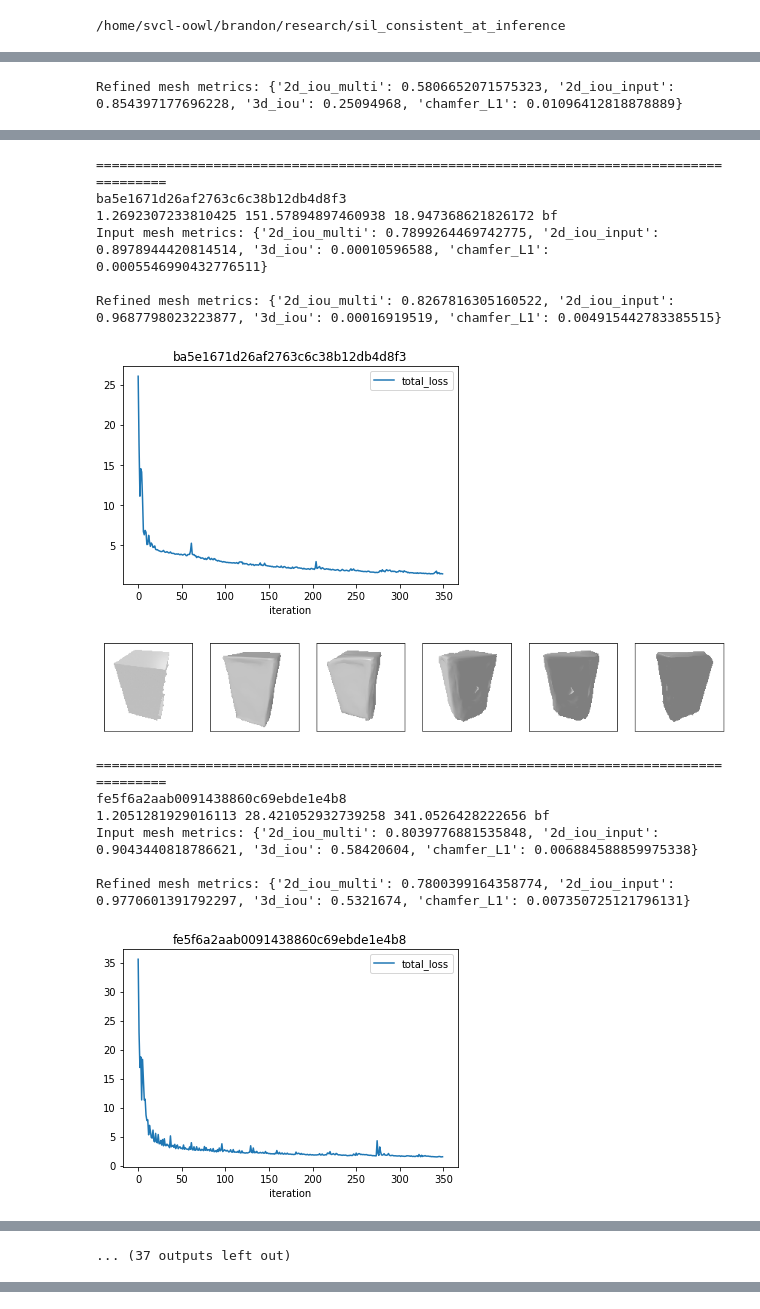
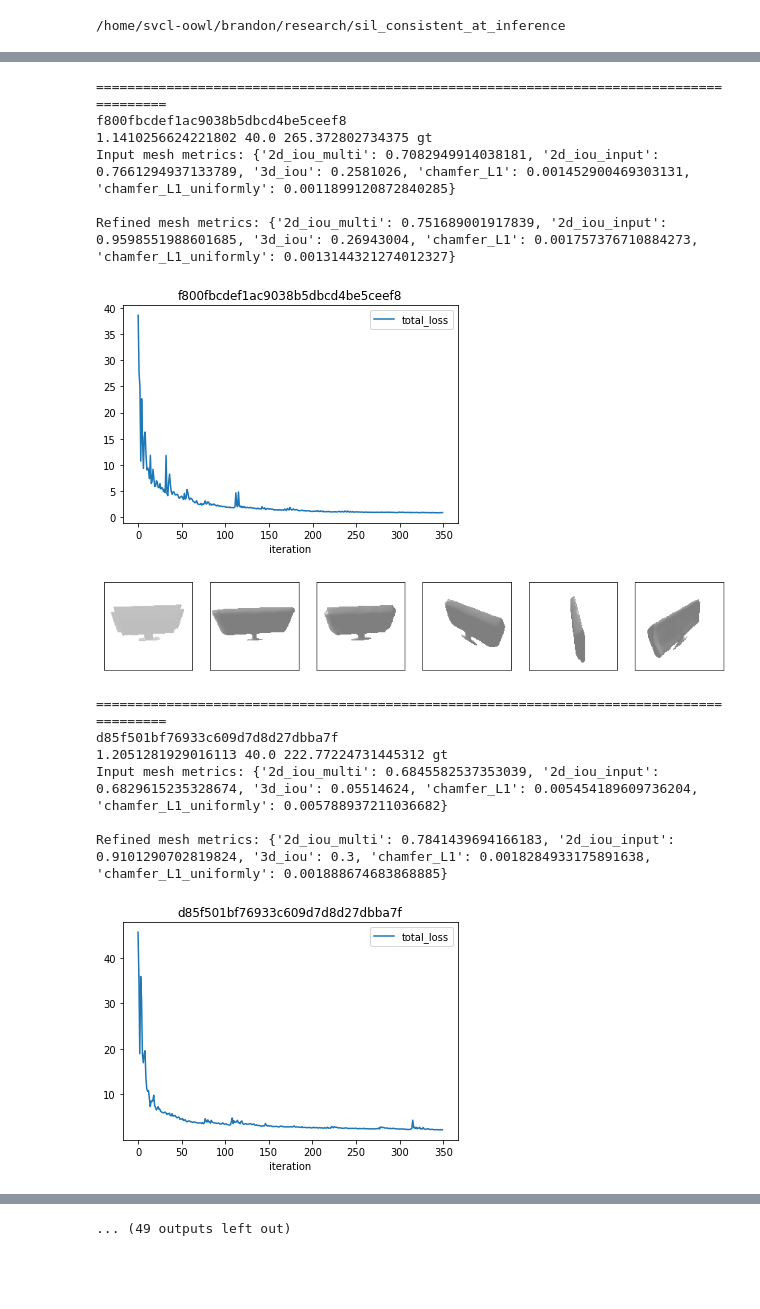
Before and after one commit to b7leung/sil_consistent_at_inference, a Jupyter notebook: notebooks/nn_pose_est_test.ipynb, the cells around one changed output, grey strips where cells are left out. Saved outputs shown, nothing was run; the diff lists cells and outputs as text; code cells hidden in the pictures; blank space fills up the shorter version.

```diff
--- a/notebooks/nn_pose_est_test.ipynb
+++ b/notebooks/nn_pose_est_test.ipynb
@@ -36,8 +50,4 @@ from mesh_refiner import MeshRefiner
 # %%
-class_name = "02933112"
-input_mesh_dir = "/home/svcl-oowl/brandon/research/occupancy_networks/out/pytorch3d_renders/{}/generation/meshes".format(class_name)
-input_img_dir = "data/pytorch3d_shapenet_renders/{}/rgba".format(class_name)
-gt_shapes_list_path = "data/gt_shapes_path_lists/shapenet_{}_gt_shapes.lst".format(class_name)
 cfg_path = "configs/final_refinement_params.yaml"
 
 device = torch.device("cuda:0")
@@ -51,7 +61,8 @@ with open(gt_shapes_list_path, 'r') as f:
 pose_dict = pickle.load(open(os.path.join(input_img_dir, "renders_camera_params.pt"), "rb"))
 instances = [str(path).split('/')[-1].replace(".obj", "") for path in list(Path(input_mesh_dir).rglob("*.obj"))]
 
-instances = instances[10:25]
+#instances = ['2394', '1517', '0191', '1598']
+instances = instances[:20]
 print(instances)
 print(cfg)
 # %% [output]
@@ -62,7 +73,8 @@ num_azims=20
 num_elevs=20
 num_dists=40
 
-pose_settings=["bf"]
+pose_settings=["gt"]
+show_metrics = True
 
 results_df = pd.DataFrame()
 for instance in instances:
@@ -84,6 +96,7 @@ for instance in instances:
     if "gt" in pose_settings:
         gt_elev = pose_dict[instance]["elev"]
         gt_azim = pose_dict[instance]["azim"]
+        #gt_dist = pose_dict[instance]["dist"]
         _, _, gt_dist, _, _ = brute_force_estimate_dist(input_mesh, mask, gt_azim, gt_elev, num_dists, device)
         pose_info_list.append([gt_dist.item(), gt_elev, gt_azim, "gt"])
     if "bf" in pose_settings:
@@ -91,12 +104,18 @@ for instance in instances:
         pose_info_list.append([bf_pred_dist.item(), bf_pred_elev.item(), bf_pred_azim.item(), "bf"])
 
     for (dist, elev, azim, name) in pose_info_list:
+        #if dataset_type == "pix3d":
+        #    azim = azim - 90
+        #dist = float(dist)
+        #elev = float(elev)
+        #azim = float(azim)
         print(dist, elev, azim, name)
-        input_metrics_dict, input_debug_dict = eval_utils.eval_metrics(input_image, input_trimesh, input_mesh, gt_trimesh,
-                                                                       gt_mesh, device, metrics_to_eval=["2d_iou_multi", "2d_iou_input", "3d_iou", "chamfer_L1"],
-                                                                       pred_azim=azim, pred_elev=elev, pred_dist=dist)
-        instance_info = {**instance_info, **{"original_{}_{}".format(name, metric):input_metrics_dict[metric] for metric in input_metrics_dict}}
-        print("Input mesh metrics: {}".format(input_metrics_dict))
+        if show_metrics:
+            input_metrics_dict, input_debug_dict = eval_utils.eval_metrics(input_image, input_trimesh, input_mesh, gt_trimesh,
+                                                                           gt_mesh, device, metrics_to_eval=["2d_iou_multi", "2d_iou_input", "3d_iou", "chamfer_L1", "chamfer_L1_uniformly"],
+                                                                           pred_azim=azim, pred_elev=elev, pred_dist=dist)
+            instance_info = {**instance_info, **{"original_{}_{}".format(name, metric):input_metrics_dict[metric] for metric in input_metrics_dict}}
+            print("Input mesh metrics: {}".format(input_metrics_dict))
 
 
 
@@ -106,11 +125,12 @@ for instance in instances:
         save_obj(refined_mesh_path, refined_mesh.verts_packed(), refined_mesh.faces_packed())
         refined_trimesh = trimesh.load(refined_mesh_path)
         refined_mesh = utils.load_untextured_mesh(refined_mesh_path, device)
-        refined_metrics_dict, refined_debug_dict = eval_utils.eval_metrics(input_image, refined_trimesh, refined_mesh, gt_trimesh, gt_mesh, device,
-                                                                      metrics_to_eval=["2d_iou_multi", "2d_iou_input", "3d_iou", "chamfer_L1"],
-                                                                      pred_azim=azim, pred_elev=elev, pred_dist=dist)
-        print("Refined mesh metrics: {}".format(refined_metrics_dict))
-        instance_info = {**instance_info, **{"refined_{}_{}".format(name, metric):refined_metrics_dict[metric] for metric in refined_metrics_dict}}
+        if show_metrics:
+            refined_metrics_dict, refined_debug_dict = eval_utils.eval_metrics(input_image, refined_trimesh, refined_mesh, gt_trimesh, gt_mesh, device,
+                                                                          metrics_to_eval=["2d_iou_multi", "2d_iou_input", "3d_iou", "chamfer_L1", "chamfer_L1_uniformly"],
+                                                                          pred_azim=azim, pred_elev=elev, pred_dist=dist)
+            print("Refined mesh metrics: {}".format(refined_metrics_dict))
+            instance_info = {**instance_info, **{"refined_{}_{}".format(name, metric):refined_metrics_dict[metric] for metric in refined_metrics_dict}}
 
         loss_info.plot.line(x='iteration', y='total_loss', title="{}".format(instance))
         visualization_tools.show_refinement_results(input_image, input_mesh, refined_mesh, dist, elev, azim, device)
@@ -125 +145,0 @@ Downloading: "https://download.pytorch.org/models/resnet50-19c8e357.pth" to /roo
-Refined mesh metrics: {'2d_iou_multi': 0.5806652071575323, '2d_iou_input': 0.854397177696228, '3d_iou': 0.25094968, 'chamfer_L1': 0.01096412818878889}
@@ -128,15 +148,15 @@ Refined mesh metrics: {'2d_iou_multi': 0.5806652071575323, '2d_iou_input': 0.854
-=========================================================================================
-ba5e1671d26af2763c6c38b12db4d8f3
-1.2692307233810425 151.57894897460938 18.947368621826172 bf
-Input mesh metrics: {'2d_iou_multi': 0.7899264469742775, '2d_iou_input': 0.8978944420814514, '3d_iou': 0.00010596588, 'chamfer_L1': 0.0005546990432776511}
-
-Refined mesh metrics: {'2d_iou_multi': 0.8267816305160522, '2d_iou_input': 0.9687798023223877, '3d_iou': 0.00016919519, 'chamfer_L1': 0.004915442783385515}
+=========================================================================================
+f800fbcdef1ac9038b5dbcd4be5ceef8
+1.1410256624221802 40.0 265.372802734375 gt
+Input mesh metrics: {'2d_iou_multi': 0.7082949914038181, '2d_iou_input': 0.7661294937133789, '3d_iou': 0.2581026, 'chamfer_L1': 0.001452900469303131, 'chamfer_L1_uniformly': 0.0011899120872840285}
+
+Refined mesh metrics: {'2d_iou_multi': 0.751689001917839, '2d_iou_input': 0.9598551988601685, '3d_iou': 0.26943004, 'chamfer_L1': 0.001757376710884273, 'chamfer_L1_uniformly': 0.0013144321274012327}
-[figure, old version]
+[figure, new version]
-[figure, old version]
+[figure, new version]
-=========================================================================================
-fe5f6a2aab0091438860c69ebde1e4b8
-1.2051281929016113 28.421052932739258 341.0526428222656 bf
-Input mesh metrics: {'2d_iou_multi': 0.8039776881535848, '2d_iou_input': 0.9043440818786621, '3d_iou': 0.58420604, 'chamfer_L1': 0.006884588859975338}
-
-Refined mesh metrics: {'2d_iou_multi': 0.7800399164358774, '2d_iou_input': 0.9770601391792297, '3d_iou': 0.5321674, 'chamfer_L1': 0.007350725121796131}
+=========================================================================================
+d85f501bf76933c609d7d8d27dbba7f
+1.2051281929016113 40.0 222.77224731445312 gt
+Input mesh metrics: {'2d_iou_multi': 0.6845582537353039, '2d_iou_input': 0.6829615235328674, '3d_iou': 0.05514624, 'chamfer_L1': 0.005454189609736204, 'chamfer_L1_uniformly': 0.005788937211036682}
+
+Refined mesh metrics: {'2d_iou_multi': 0.7841439694166183, '2d_iou_input': 0.9101290702819824, '3d_iou': 0.3, 'chamfer_L1': 0.0018284933175891638, 'chamfer_L1_uniformly': 0.001888674683868885}
-[figure, old version]
+[figure, new version]
@@ -144 +163,0 @@ Refined mesh metrics: {'2d_iou_multi': 0.7800399164358774, '2d_iou_input': 0.977
-... (37 outputs left out)
@@ -145,3 +172,4 @@ Refined mesh metrics: {'2d_iou_multi': 0.7800399164358774, '2d_iou_input': 0.977
+... (49 outputs left out)
 # %%
 display(results_df)
 print(results_df.mean())
```
Also changed, not shown: parts of 4 cells of this notebook, 33 other files.
